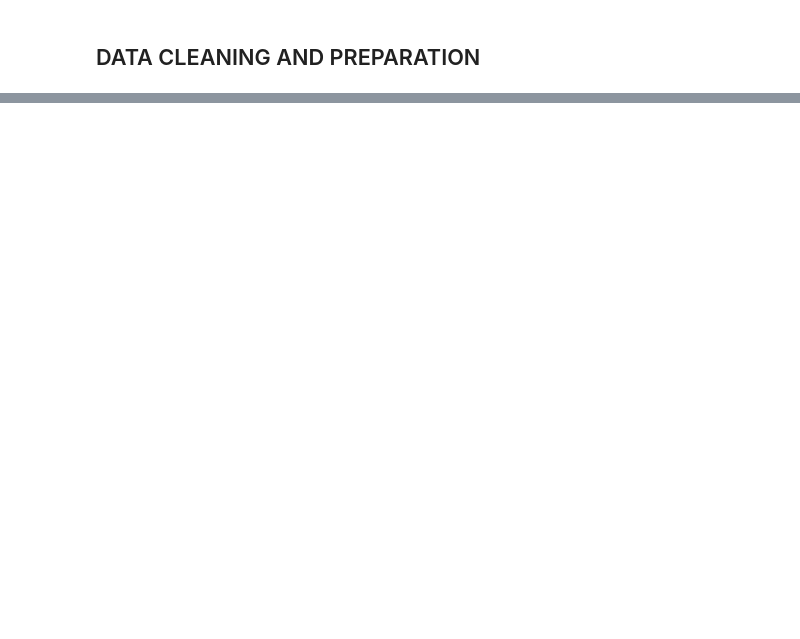
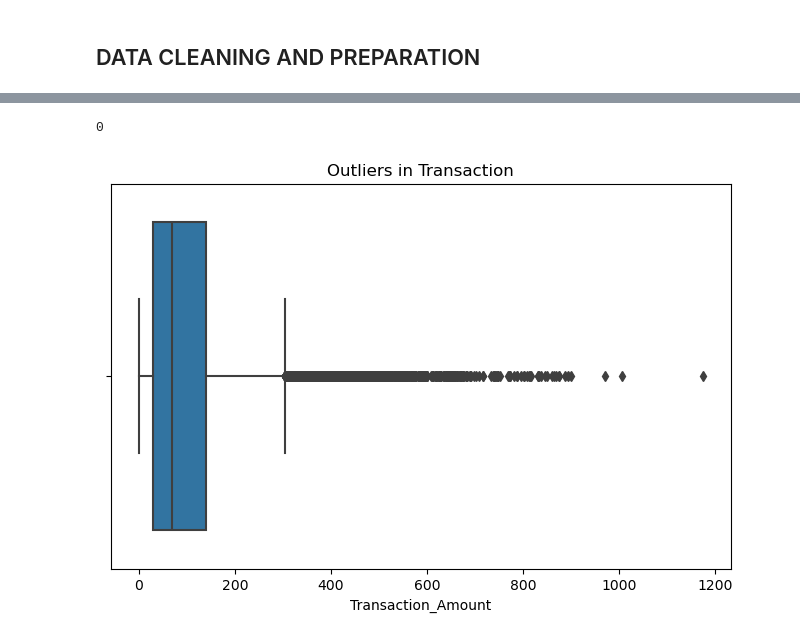
Before and after one commit to Arishiine/Fraud-Detection, a Jupyter notebook: Fraud Detection Project.ipynb, the cells around one changed output, grey strips where cells are left out. Cells and saved outputs as stored; diff of their text form; code cells hidden in the pictures; blank space fills up the shorter version.

```diff
--- a/Fraud Detection Project.ipynb
+++ b/Fraud Detection Project.ipynb
@@ -32,0 +45,5 @@
+# %%
+#Load and Read the first five rows of the data
+data = pd.read_csv('synthetic_fraud_dataset.csv')
+
+data.head()
@@ -34,0 +81,15 @@
+# %%
+# discover and handle duplicates
+data.duplicated().sum()
+# %% [output]
+0
+# %%
+data['Timestamp'] = pd.to_datetime(data['Timestamp'])
+# %%
+#Handle Outliers
+plt.figure(figsize=(8,5))
+sns.boxplot(x=data['Transaction_Amount'])
+plt.title('Outliers in Transaction')
+plt.show()
+# %% [output]
+[figure, added]
```
Also changed, not shown: parts of 25 cells of this notebook.
